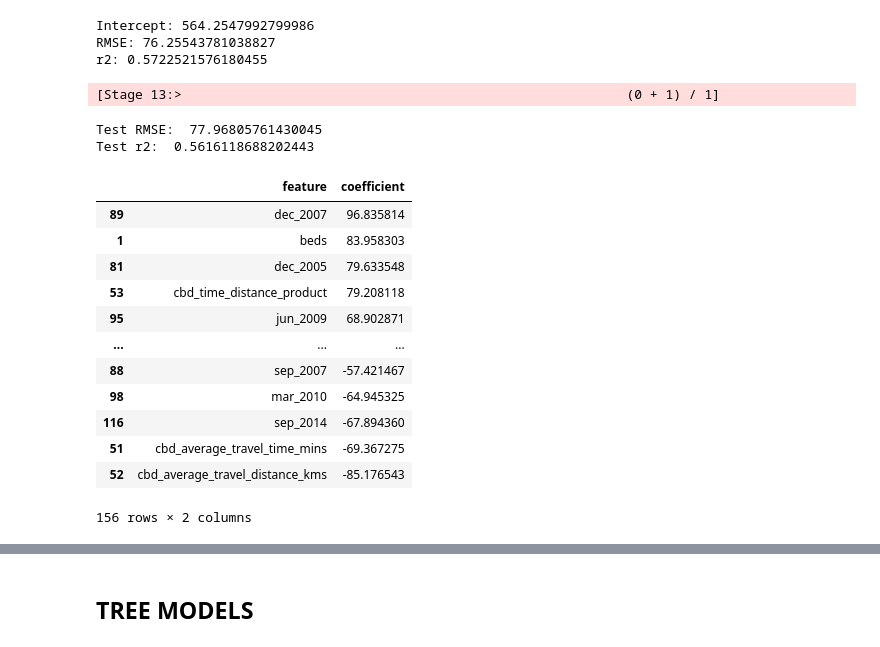
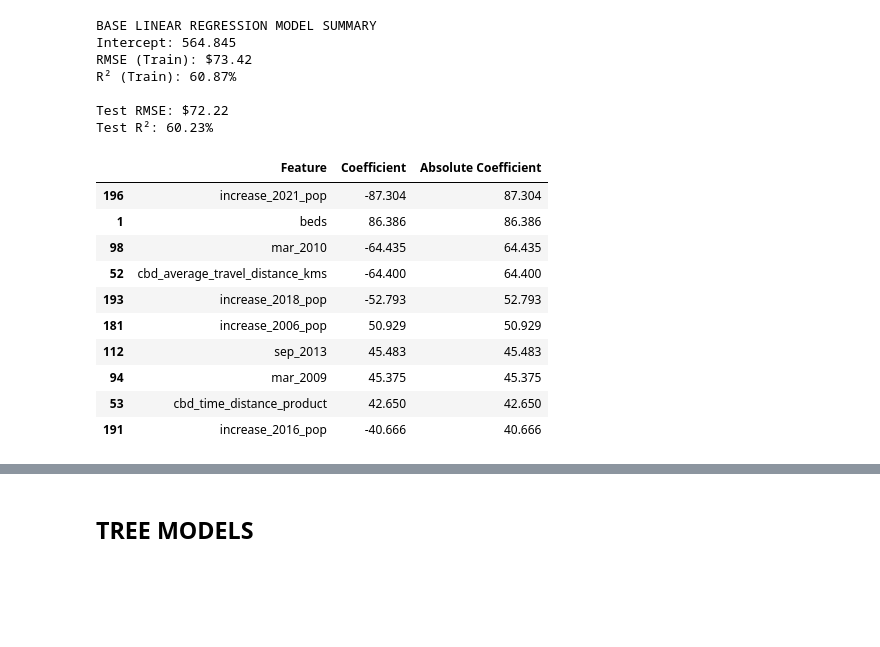
Before and after one commit to MAST30034-AppliedDataScience/project-2-group-real-estate-industry-project-21, a Jupyter notebook: notebooks/modelling.ipynb, the cells around one changed output, grey strips where cells are left out. Saved outputs shown, nothing was run; the diff lists cells and outputs as text; code cells hidden in the pictures; blank space fills up the shorter version.

```diff
--- a/notebooks/modelling.ipynb
+++ b/notebooks/modelling.ipynb
@@ -238,0 +91,2 @@ feature_columns = [
+# %%
+sdf = sdf.drop('name', 'property_url', 'affordability_score', 'combined_score')
@@ -238,0 +97,3 @@ feature_columns = [
+# %%
+# Get all the columns in sdf except 'cost', 'name' and 'property_url'
+feature_columns = [col for col in sdf.columns if col not in ['cost']]
@@ -268,6 +134,6 @@ only showing top 20 rows
 # %%
 # Create a StandardScaler instance
-scaler = StandardScaler(inputCol='features', outputCol='scaled_features', withMean=True, withStd=True)
+scaler = SparkStandardScaler(inputCol='features', outputCol='scaled_features', withMean=True, withStd=True)
 
 # Fit the scaler to the data
 scaler_model = scaler.fit(data)
@@ -310,47 +155,46 @@ lr_model = lr.fit(train_data)
 # %%
-# Print model summary
-print("Intercept: " + str(lr_model.intercept))
-print("RMSE: " + str(lr_model.summary.rootMeanSquaredError))
-print("r2: " + str(lr_model.summary.r2))
+# Print model summary (Training Data)
+print('BASE LINEAR REGRESSION MODEL SUMMARY')
+print(f"Intercept: {round(lr_model.intercept, 3)}")
+print(f"RMSE (Train): ${round(lr_model.summary.rootMeanSquaredError, 2)}")
+print(f"R² (Train): {round(lr_model.summary.r2 * 100, 2)}%")
 
-# Get the coefficients and feature names
+# Get feature coefficients and create DataFrame
 coefficients = lr_model.coefficients.toArray()
-feature_names = feature_columns
-
-# Create a DataFrame from the coefficients and feature names
 coefficients_df = pd.DataFrame({
-    'feature': feature_names,
-    'coefficient': coefficients
+    'Feature': feature_columns,
+    'Coefficient': [round(coeff, 3) for coeff in coefficients]
 })
 
-# Sort the DataFrame by the 'coefficient' column in decreasing order
-coefficients_df = coefficients_df.sort_values(by='coefficient', ascending=False)
+# Add absolute value for ranking and sort by impact
+coefficients_df['Absolute Coefficient'] = abs(coefficients_df['Coefficient'])
+coefficients_df = coefficients_df.sort_values(by='Absolute Coefficient', ascending=False)
 
-# Evaluate the model on the test data
+# Evaluate model on test data
 test_results = lr_model.evaluate(test_data)
 
-# Print evaluation metrics
-print("\nTest RMSE: ", test_results.rootMeanSquaredError)
-print("Test r2: ", test_results.r2)
+# Print test data evaluation metrics
+print("\nTest RMSE: ${:.2f}".format(test_results.rootMeanSquaredError))
+print("Test R²: {:.2f}%".format(test_results.r2 * 100))
 
-coefficients_df
+# Display top 10 features
+coefficients_df.head(10)
 # %% [output]
-Intercept: 564.2547992799986
-RMSE: 76.25543781038827
-r2: 0.5722521576180455
+BASE LINEAR REGRESSION MODEL SUMMARY
+Intercept: 564.845
+RMSE (Train): $73.42
+R² (Train): 60.87%
+
+Test RMSE: $72.22
+Test R²: 60.23%
-[Stage 13:>                                                         (0 + 1) / 1]
-Test RMSE:  77.96805761430045
-Test r2:  0.5616118688202443
-|  | feature | coefficient |
-| 89 | dec_2007 | 96.835814 |
-| 1 | beds | 83.958303 |
-| 81 | dec_2005 | 79.633548 |
-| 53 | cbd_time_distance_product | 79.208118 |
-| 95 | jun_2009 | 68.902871 |
-| ... | ... | ... |
-| 88 | sep_2007 | -57.421467 |
-| 98 | mar_2010 | -64.945325 |
-| 116 | sep_2014 | -67.894360 |
-| 51 | cbd_average_travel_time_mins | -69.367275 |
-| 52 | cbd_average_travel_distance_kms | -85.176543 |
+|  | Feature | Coefficient | Absolute Coefficient |
+| 196 | increase_2021_pop | -87.304 | 87.304 |
+| 1 | beds | 86.386 | 86.386 |
+| 98 | mar_2010 | -64.435 | 64.435 |
+| 52 | cbd_average_travel_distance_kms | -64.400 | 64.400 |
+| 193 | increase_2018_pop | -52.793 | 52.793 |
+| 181 | increase_2006_pop | 50.929 | 50.929 |
+| 112 | sep_2013 | 45.483 | 45.483 |
+| 94 | mar_2009 | 45.375 | 45.375 |
+| 53 | cbd_time_distance_product | 42.650 | 42.650 |
+| 191 | increase_2016_pop | -40.666 | 40.666 |
-156 rows × 2 columns
```
Also changed, not shown: parts of 42 cells of this notebook, 1 other file.
